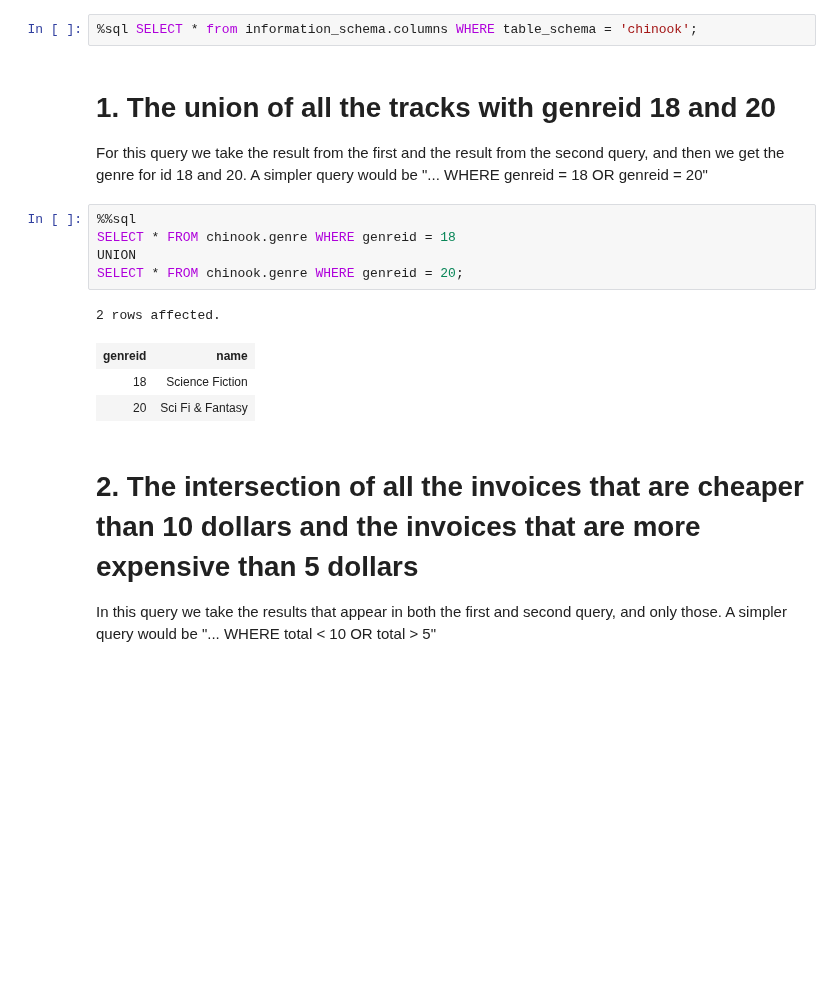
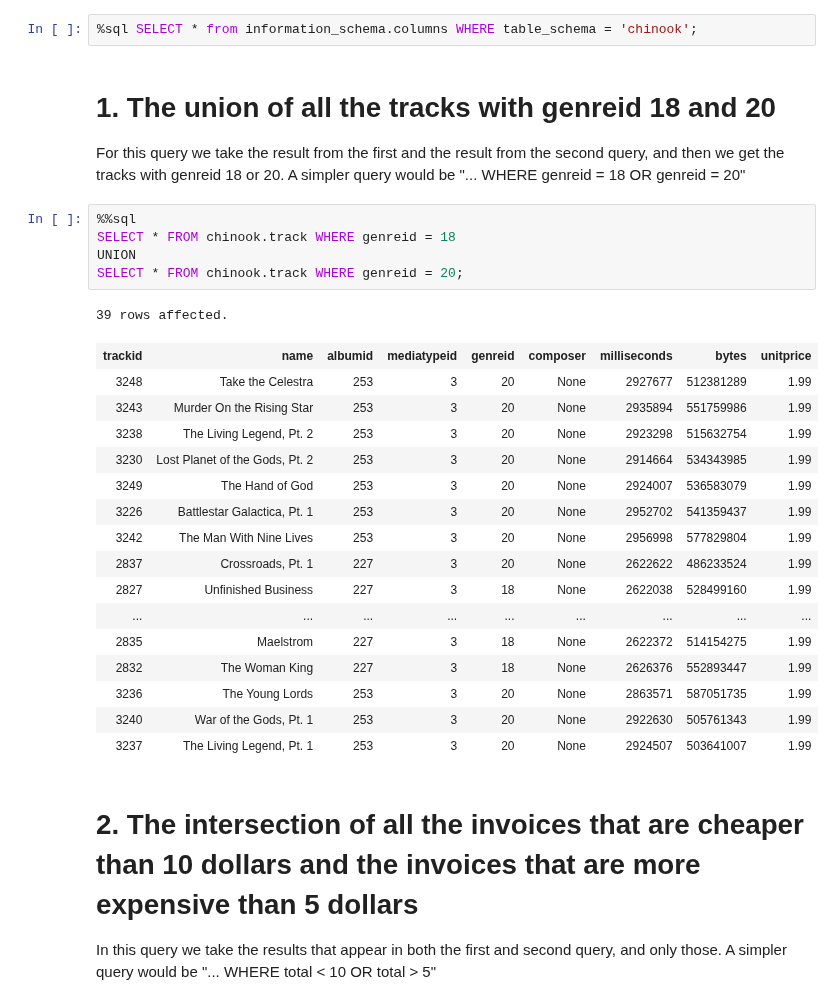
Before and after one commit to CBorum/databases-assignment-5, a Jupyter notebook: databases-assignment-5.ipynb, the cells around one changed output. Cells and saved outputs as stored; diff of their text form; blank space fills up the shorter version.

```diff
--- a/databases-assignment-5.ipynb
+++ b/databases-assignment-5.ipynb
@@ -8,17 +8,30 @@
 %sql SELECT * from information_schema.columns WHERE table_schema = 'chinook';
 # %% [markdown]
 # 1. The union of all the tracks with genreid 18 and 20
-For this query we take the result from the first and the result from the second query, and then we get the genre for id 18 and 20. A simpler query would be "... WHERE genreid = 18 OR genreid = 20"
+For this query we take the result from the first and the result from the second query, and then we get the tracks with genreid 18 or 20. A simpler query would be "... WHERE genreid = 18 OR genreid = 20"
 # %%
 %%sql
-SELECT * FROM chinook.genre WHERE genreid = 18
+SELECT * FROM chinook.track WHERE genreid = 18
 UNION
-SELECT * FROM chinook.genre WHERE genreid = 20;
+SELECT * FROM chinook.track WHERE genreid = 20;
 # %% [output]
-2 rows affected.
+39 rows affected.
-| genreid | name |
-| 18 | Science Fiction |
-| 20 | Sci Fi & Fantasy |
+| trackid | name | albumid | mediatypeid | genreid | composer | milliseconds | bytes | unitprice |
+| 3248 | Take the Celestra | 253 | 3 | 20 | None | 2927677 | 512381289 | 1.99 |
+| 3243 | Murder On the Rising Star | 253 | 3 | 20 | None | 2935894 | 551759986 | 1.99 |
+| 3238 | The Living Legend, Pt. 2 | 253 | 3 | 20 | None | 2923298 | 515632754 | 1.99 |
+| 3230 | Lost Planet of the Gods, Pt. 2 | 253 | 3 | 20 | None | 2914664 | 534343985 | 1.99 |
+| 3249 | The Hand of God | 253 | 3 | 20 | None | 2924007 | 536583079 | 1.99 |
+| 3226 | Battlestar Galactica, Pt. 1 | 253 | 3 | 20 | None | 2952702 | 541359437 | 1.99 |
+| 3242 | The Man With Nine Lives | 253 | 3 | 20 | None | 2956998 | 577829804 | 1.99 |
+| 2837 | Crossroads, Pt. 1 | 227 | 3 | 20 | None | 2622622 | 486233524 | 1.99 |
+| 2827 | Unfinished Business | 227 | 3 | 18 | None | 2622038 | 528499160 | 1.99 |
+| ... | ... | ... | ... | ... | ... | ... | ... | ... |
+| 2835 | Maelstrom | 227 | 3 | 18 | None | 2622372 | 514154275 | 1.99 |
+| 2832 | The Woman King | 227 | 3 | 18 | None | 2626376 | 552893447 | 1.99 |
+| 3236 | The Young Lords | 253 | 3 | 20 | None | 2863571 | 587051735 | 1.99 |
+| 3240 | War of the Gods, Pt. 1 | 253 | 3 | 20 | None | 2922630 | 505761343 | 1.99 |
+| 3237 | The Living Legend, Pt. 1 | 253 | 3 | 20 | None | 2924507 | 503641007 | 1.99 |
 # %% [markdown]
 # 2. The intersection of all the invoices that are cheaper than 10 dollars and the invoices that are more expensive than 5 dollars
 In this query we take the results that appear in both the first and second query, and only those. A simpler query would be "... WHERE total < 10 OR total > 5"
```
Also changed, not shown: parts of 1 cell of this notebook.
